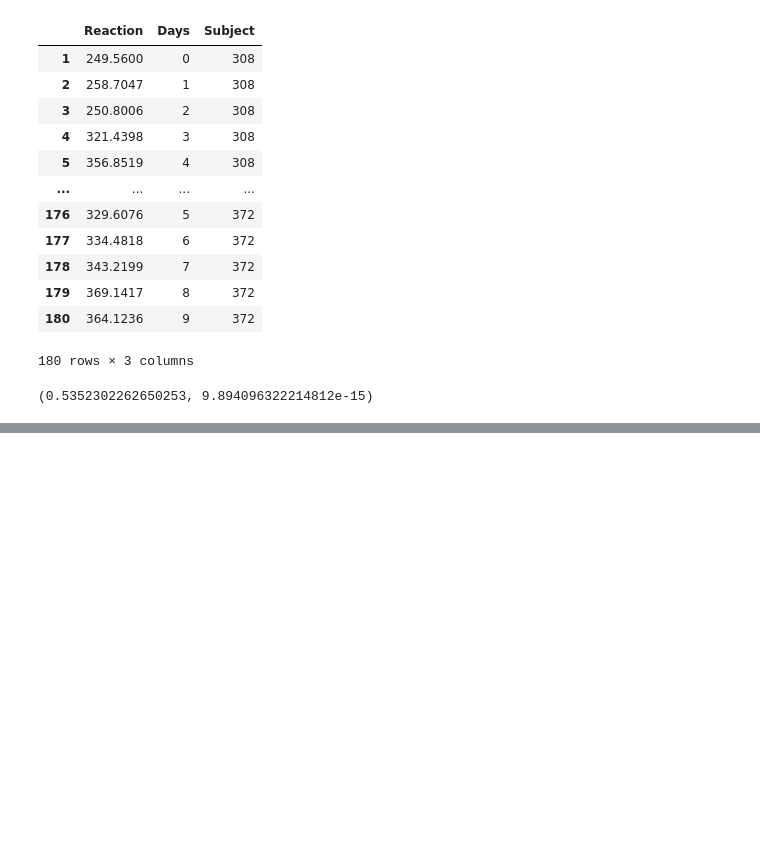
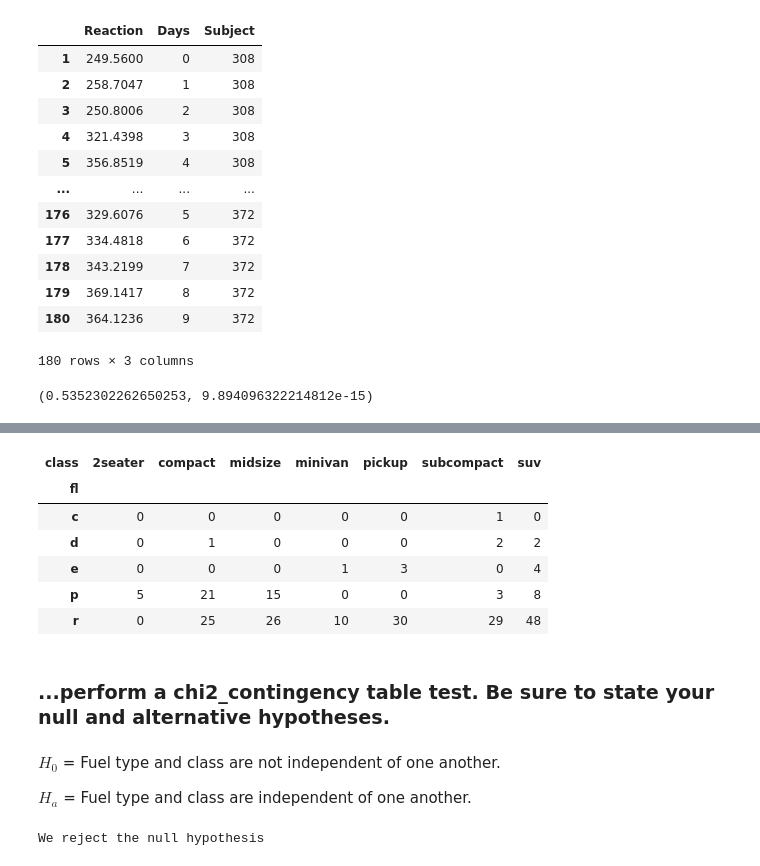
Before and after one commit to JacobPaxton/statistics-exercises, a Jupyter notebook: hypothesis_testing.ipynb, the cells around one changed output, grey strips where cells are left out. Saved outputs shown, nothing was run; the diff lists cells and outputs as text; code cells hidden in the pictures; blank space fills up the shorter version.

```diff
--- a/hypothesis_testing.ipynb
+++ b/hypothesis_testing.ipynb
@@ -693,0 +502,4 @@ stats.pearsonr(sleepy.Days, sleepy.Reaction)
+# %%
+# Grab dataset
+df = data('mpg')
+df.head()
@@ -693,0 +529,18 @@ stats.pearsonr(sleepy.Days, sleepy.Reaction)
+# %%
+# Crosstab of fueltype and car's class
+observed = pd.crosstab(df['fl'], df['class'])
+observed
+# %% [output]
+| class | 2seater | compact | midsize | minivan | pickup | subcompact | suv |
+| fl |  |  |  |  |  |  |  |
+| c | 0 | 0 | 0 | 0 | 0 | 1 | 0 |
+| d | 0 | 1 | 0 | 0 | 0 | 2 | 2 |
+| e | 0 | 0 | 0 | 1 | 3 | 0 | 4 |
+| p | 5 | 21 | 15 | 0 | 0 | 3 | 8 |
+| r | 0 | 25 | 26 | 10 | 30 | 29 | 48 |
+# %% [markdown]
+### ...perform a chi2_contingency table test. Be sure to state your null and alternative hypotheses.
+# %% [markdown]
+$H_0$ = Fuel type and class are not independent of one another.
+
+$H_a$ = Fuel type and class are independent of one another.
@@ -693,0 +553,8 @@ stats.pearsonr(sleepy.Days, sleepy.Reaction)
+# %%
+# Are they independent?
+if p > alpha:
+    print('We accept the null hypothesis')
+else:
+    print('We reject the null hypothesis')
+# %% [output]
+We reject the null hypothesis
```
Also changed, not shown: parts of 92 cells of this notebook.
